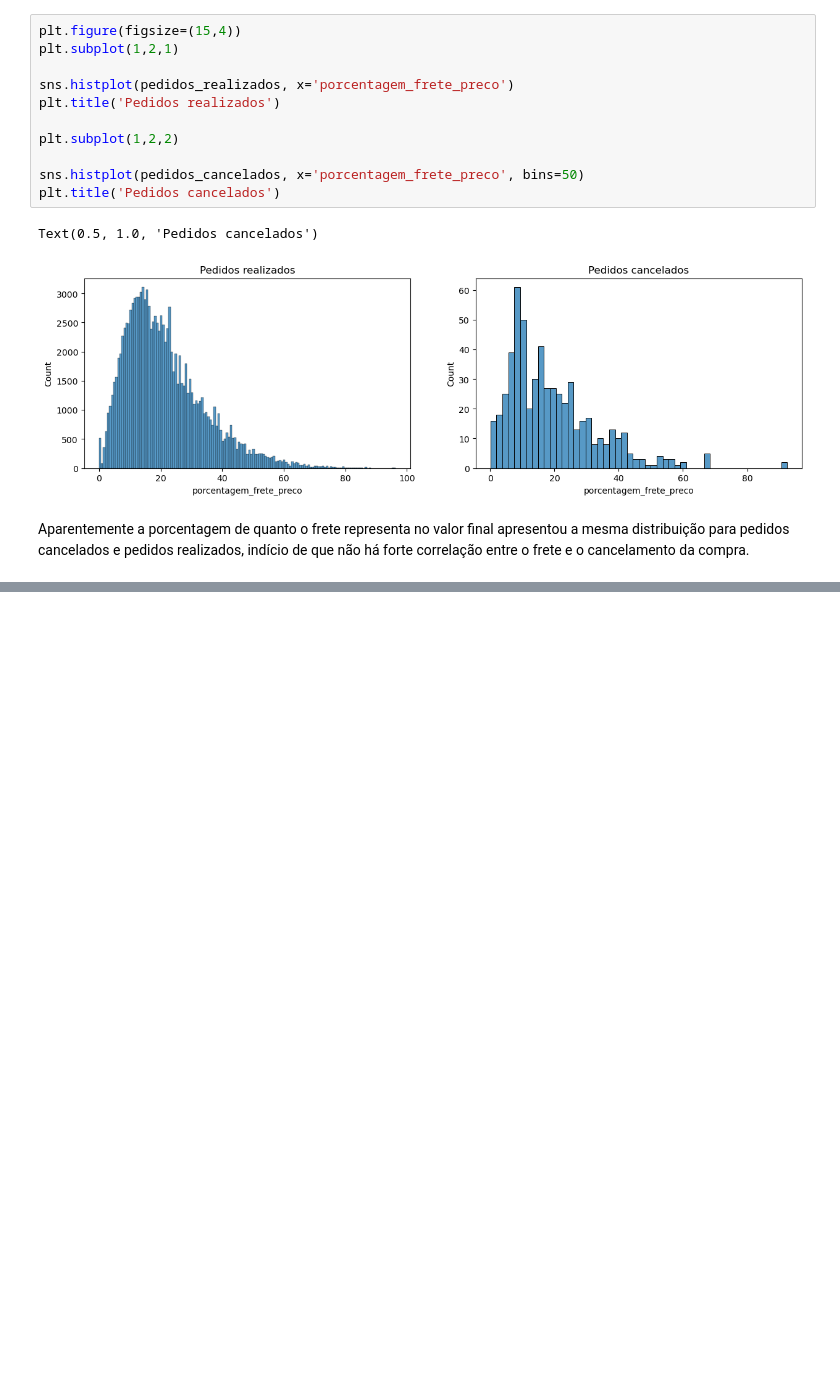
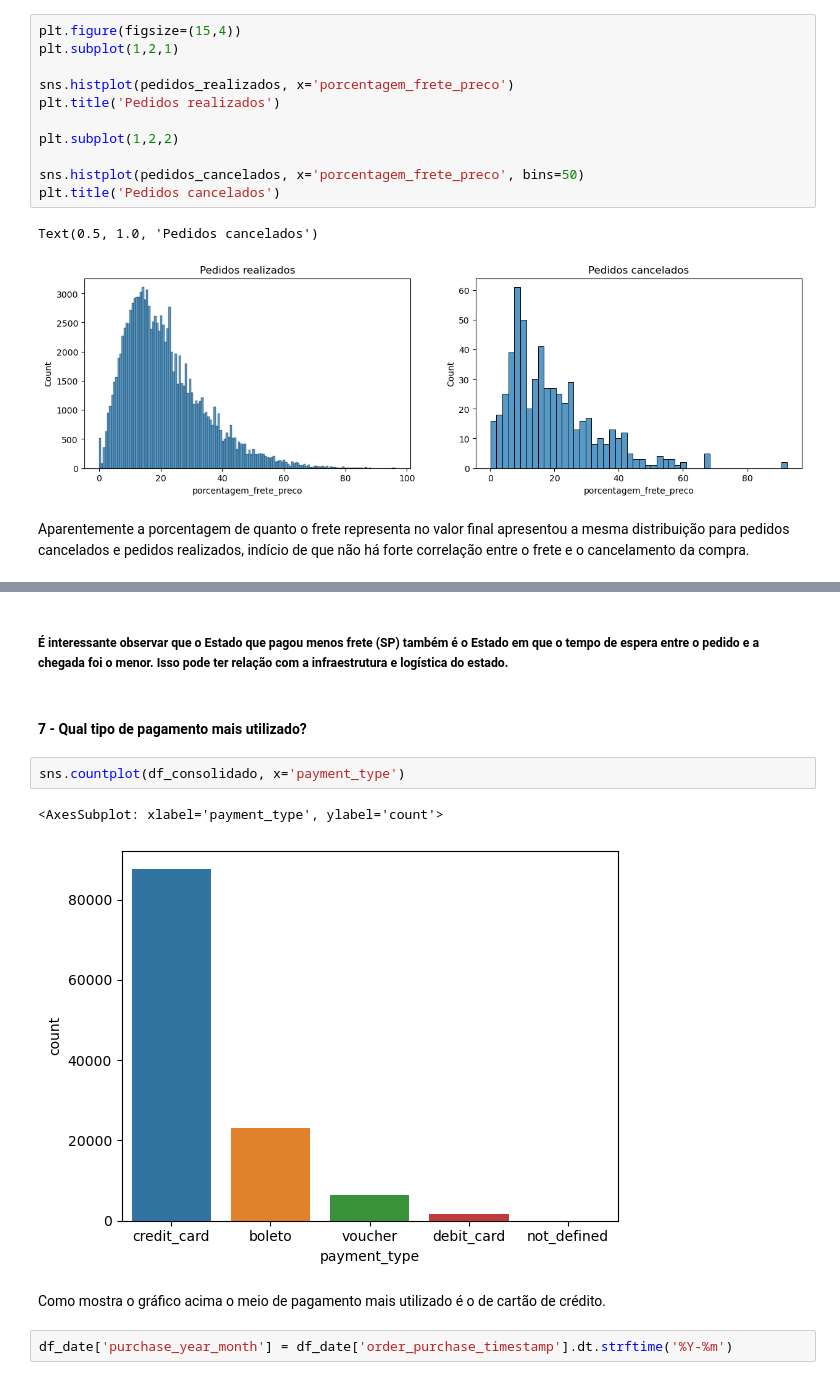
Before and after one commit to danilomiyatake/Brazil-Public-Dataset-Olist, a Jupyter notebook: Brazil Ecommerce.ipynb, the cells around one changed output, grey strips where cells are left out. Cells and saved outputs as stored; diff of their text form; blank space fills up the shorter version.

```diff
--- a/Brazil Ecommerce.ipynb
+++ b/Brazil Ecommerce.ipynb
@@ -467,0 +479,13 @@ dtype: int64
+# %% [markdown]
+##### É interessante observar que o Estado que pagou menos frete (SP) também é o Estado em que o tempo de espera entre o pedido e a chegada foi o menor. Isso pode ter relação com a infraestrutura e logística do estado.
+# %% [markdown]
+#### 7 - Qual tipo de pagamento mais utilizado?
+# %%
+sns.countplot(df_consolidado, x='payment_type')
+# %% [output]
+<AxesSubplot: xlabel='payment_type', ylabel='count'>
+[figure, added]
+# %% [markdown]
+Como mostra o gráfico acima o meio de pagamento mais utilizado é o de cartão de crédito.
+# %%
+df_date['purchase_year_month'] = df_date['order_purchase_timestamp'].dt.strftime('%Y-%m')
```
Also changed, not shown: parts of 18 cells of this notebook.
